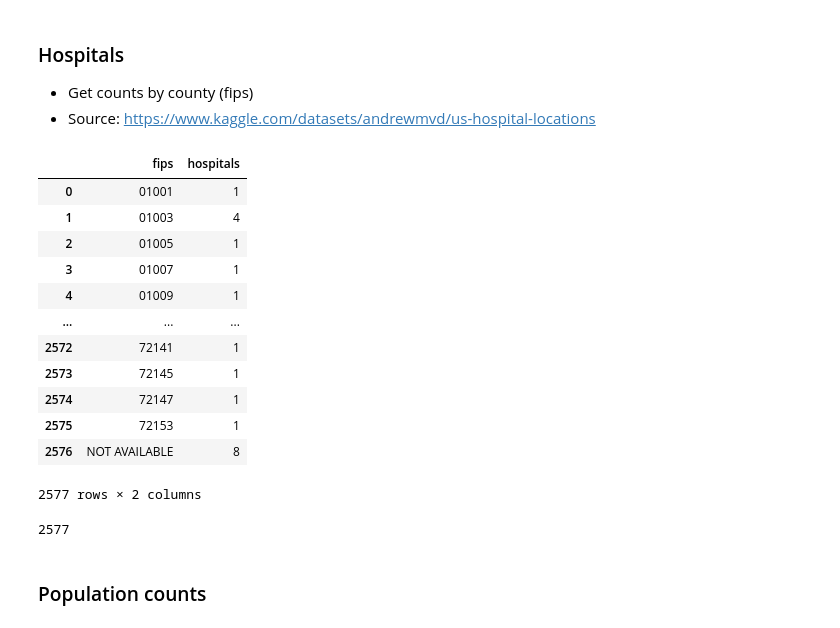
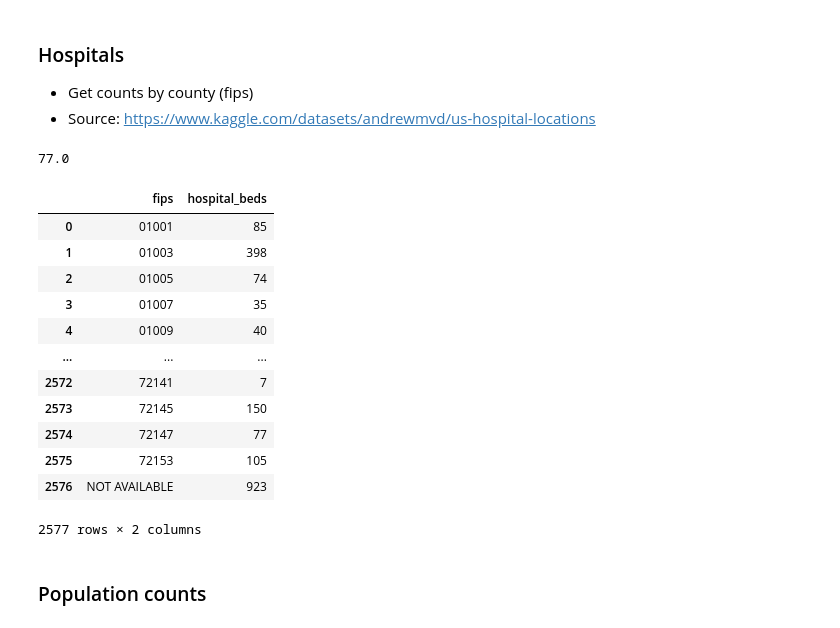
Before and after one commit to ilyankou/wuhan-geoinformatics, a Jupyter notebook: Project.ipynb, the cells around one changed output. Drawn from its saved outputs; the diff is of its cells as text; code cells hidden in the pictures.

```diff
--- a/Project.ipynb
+++ b/Project.ipynb
@@ -343,38 +344,44 @@ cases_months
 ### Hospitals
 - Get counts by county (fips)
 - Source: https://www.kaggle.com/datasets/andrewmvd/us-hospital-locations
+# %%
+# Let's estimate nuumber of beds for the hospitals where we don't have the data
+# We'll use the median number of hospitals in the datasets (excluding -999)
+pd.read_csv(
+    'datasets_extra/us_hospital_locations.csv'
+).query('BEDS > 0').BEDS.median()
+# %% [output]
+77.0
 # %%
-hospitals = (
+hospital_beds = (
     pd.read_csv(
         'datasets_extra/us_hospital_locations.csv'
     )
+    .replace(-999, 77)
     .groupby('COUNTYFIPS')
-    .size()
+    .BEDS.sum()
     .reset_index()
     .rename(columns={
-        0: 'hospitals',
+        'BEDS': 'hospital_beds',
         'COUNTYFIPS': 'fips'
     })
 )
-hospitals
+
+hospital_beds
 # %% [output]
-|  | fips | hospitals |
-| 0 | 01001 | 1 |
-| 1 | 01003 | 4 |
-| 2 | 01005 | 1 |
-| 3 | 01007 | 1 |
-| 4 | 01009 | 1 |
+|  | fips | hospital_beds |
+| 0 | 01001 | 85 |
+| 1 | 01003 | 398 |
+| 2 | 01005 | 74 |
+| 3 | 01007 | 35 |
+| 4 | 01009 | 40 |
 | ... | ... | ... |
-| 2572 | 72141 | 1 |
-| 2573 | 72145 | 1 |
-| 2574 | 72147 | 1 |
-| 2575 | 72153 | 1 |
-| 2576 | NOT AVAILABLE | 8 |
+| 2572 | 72141 | 7 |
+| 2573 | 72145 | 150 |
+| 2574 | 72147 | 77 |
+| 2575 | 72153 | 105 |
+| 2576 | NOT AVAILABLE | 923 |
 2577 rows × 2 columns
-# %%
-hospitals.fips.nunique()
-# %% [output]
-2577
 # %% [markdown]
 ### Population counts
 # %%
```
Also changed, not shown: parts of 51 cells of this notebook, 7 other files.
